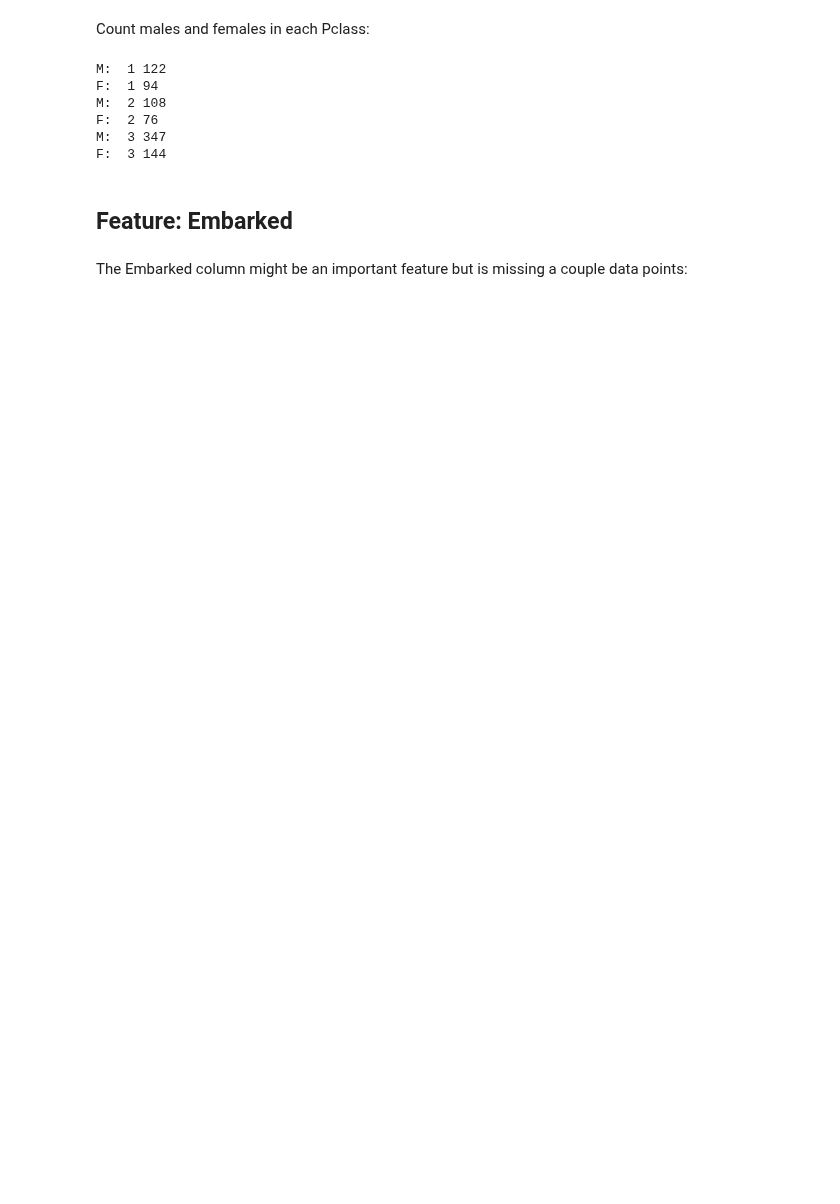
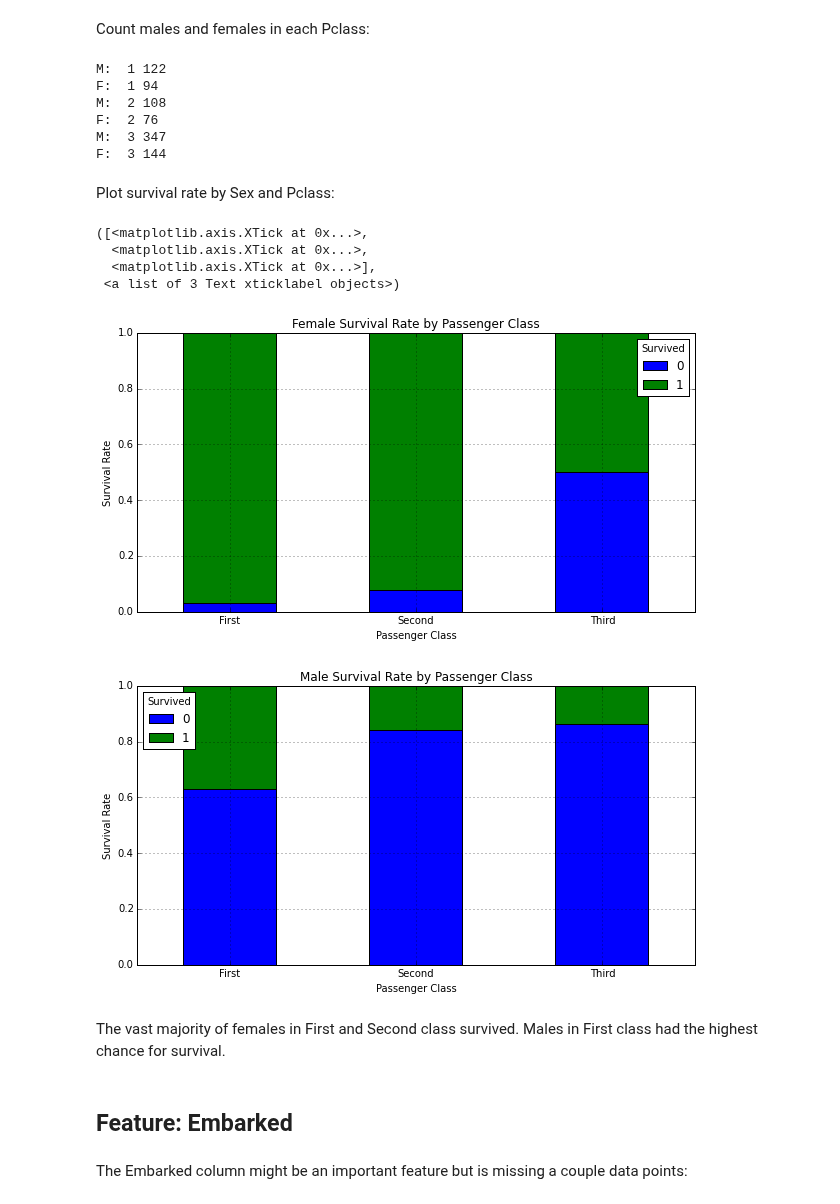
Before and after one commit to donnemartin/data-science-ipython-notebooks, a Jupyter notebook: kaggle/titanic.ipynb, the cells around one changed output. Drawn from its saved outputs; the diff is of its cells as text; code cells hidden in the pictures; blank space fills up the shorter version.

```diff
--- a/kaggle/titanic.ipynb
+++ b/kaggle/titanic.ipynb
@@ -310,6 +299,34 @@ M:  2 108
 F:  2 76
 M:  3 347
 F:  3 144
+# %% [markdown]
+Plot survival rate by Sex and Pclass:
+# %%
+females_df = df[df['Sex'] == 'female']
+females_xt = pd.crosstab(females_df['Pclass'], df['Survived'])
+females_xt_pct = females_xt.div(females_xt.sum(1).astype(float), axis=0)
+females_xt_pct.plot(kind='bar', stacked=True, title='Female Survival Rate by Passenger Class')
+plt.xlabel('Passenger Class')
+plt.ylabel('Survival Rate')
+plt.xticks((0, 1, 2), ('First', 'Second', 'Third'), rotation=0)
+
+males_df = df[df['Sex'] == 'male']
+males_xt = pd.crosstab(males_df['Pclass'], df['Survived'])
+males_xt_pct = males_xt.div(males_xt.sum(1).astype(float), axis=0)
+males_xt_pct.plot(kind='bar', stacked=True, title='Male Survival Rate by Passenger Class')
+plt.xticks((0, 1, 2), ('First', 'Second', 'Third'), rotation=0)
+plt.xlabel('Passenger Class')
+plt.ylabel('Survival Rate')
+plt.xticks((0, 1, 2), ('First', 'Second', 'Third'), rotation=0)
+# %% [output]
+([<matplotlib.axis.XTick at 0x...>,
+  <matplotlib.axis.XTick at 0x...>,
+  <matplotlib.axis.XTick at 0x...>],
+ <a list of 3 Text xticklabel objects>)
+[figure, added]
+[figure, added]
+# %% [markdown]
+The vast majority of females in First and Second class survived.  Males in First class had the highest chance for survival.
 # %% [markdown]
 ## Feature: Embarked
 # %% [markdown]
```
Also changed, not shown: parts of 18 cells of this notebook.
